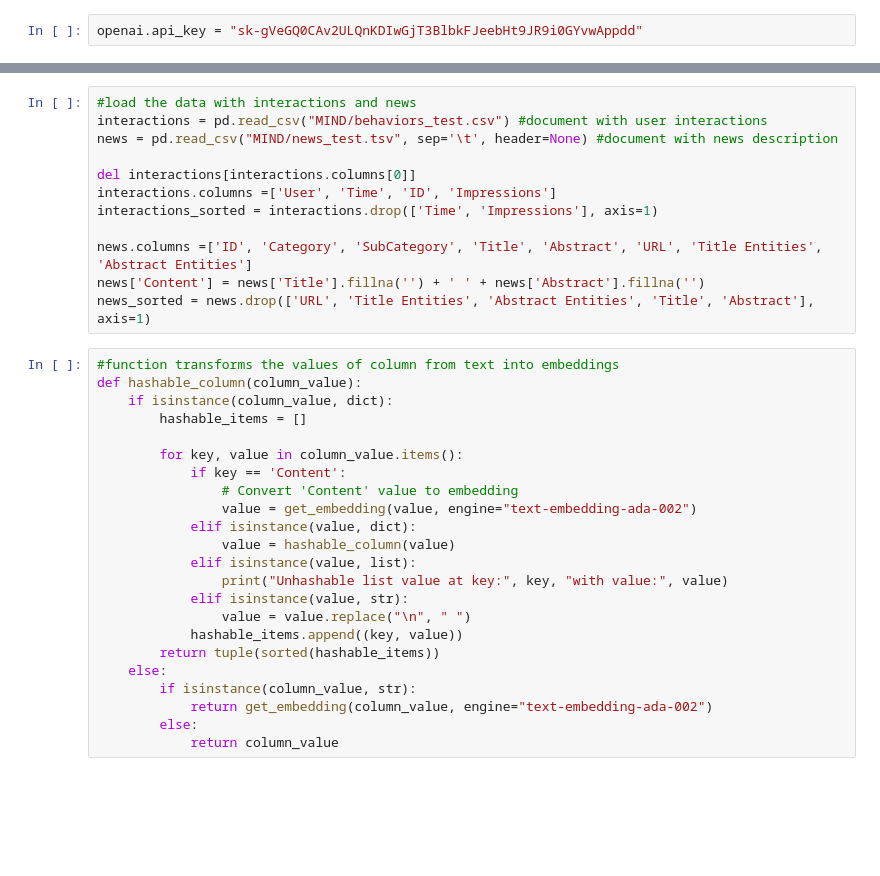
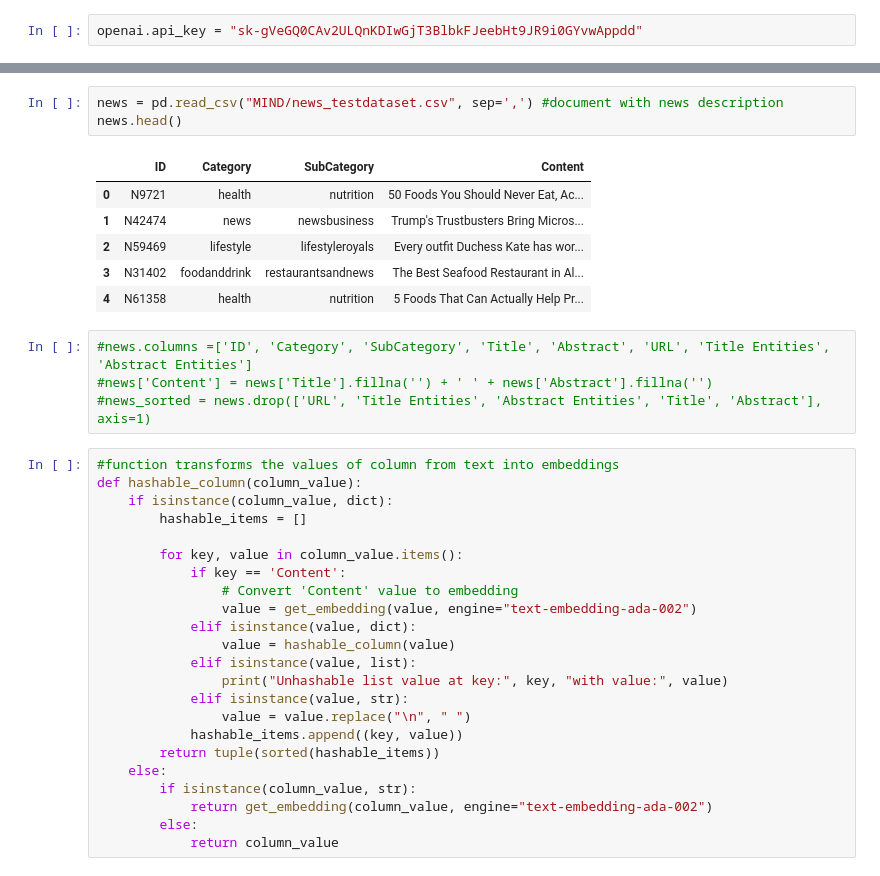
Before and after one commit to krisbara/GPT-Recommender-systems, a Jupyter notebook: data_preprocessing.ipynb, the cells around one changed output, grey strips where cells are left out. Cells and saved outputs as stored; diff of their text form; blank space fills up the shorter version.

Commit message:
testdatasets

```diff
--- a/data_preprocessing.ipynb
+++ b/data_preprocessing.ipynb
@@ -17,15 +23,17 @@ interactions_test.to_csv('MIND/behaviors_test.csv', index = None)
+# %%
+news = pd.read_csv("MIND/news_testdataset.csv", sep=',') #document with news description
+news.head()
+# %% [output]
+|  | ID | Category | SubCategory | Content |
+| 0 | N9721 | health | nutrition | 50 Foods You Should Never Eat, Ac... |
+| 1 | N42474 | news | newsbusiness | Trump's Trustbusters Bring Micros... |
+| 2 | N59469 | lifestyle | lifestyleroyals | Every outfit Duchess Kate has wor... |
+| 3 | N31402 | foodanddrink | restaurantsandnews | The Best Seafood Restaurant in Al... |
+| 4 | N61358 | health | nutrition | 5 Foods That Can Actually Help Pr... |
 # %%
-#load the data with interactions and news
-interactions = pd.read_csv("MIND/behaviors_test.csv") #document with user interactions
-news = pd.read_csv("MIND/news_test.tsv", sep='\t', header=None) #document with news description
-
-del interactions[interactions.columns[0]]
-interactions.columns =['User', 'Time', 'ID', 'Impressions']
-interactions_sorted = interactions.drop(['Time', 'Impressions'], axis=1)
-
-news.columns =['ID', 'Category', 'SubCategory', 'Title', 'Abstract', 'URL', 'Title Entities', 'Abstract Entities']
-news['Content'] = news['Title'].fillna('') + ' ' + news['Abstract'].fillna('')
-news_sorted = news.drop(['URL', 'Title Entities', 'Abstract Entities', 'Title', 'Abstract'], axis=1)
+#news.columns =['ID', 'Category', 'SubCategory', 'Title', 'Abstract', 'URL', 'Title Entities', 'Abstract Entities']
+#news['Content'] = news['Title'].fillna('') + ' ' + news['Abstract'].fillna('')
+#news_sorted = news.drop(['URL', 'Title Entities', 'Abstract Entities', 'Title', 'Abstract'], axis=1)
 # %%
 #function transforms the values of column from text into embeddings
 def hashable_column(column_value):
```
Also changed, not shown: parts of 7 cells of this notebook, 2 other files.
